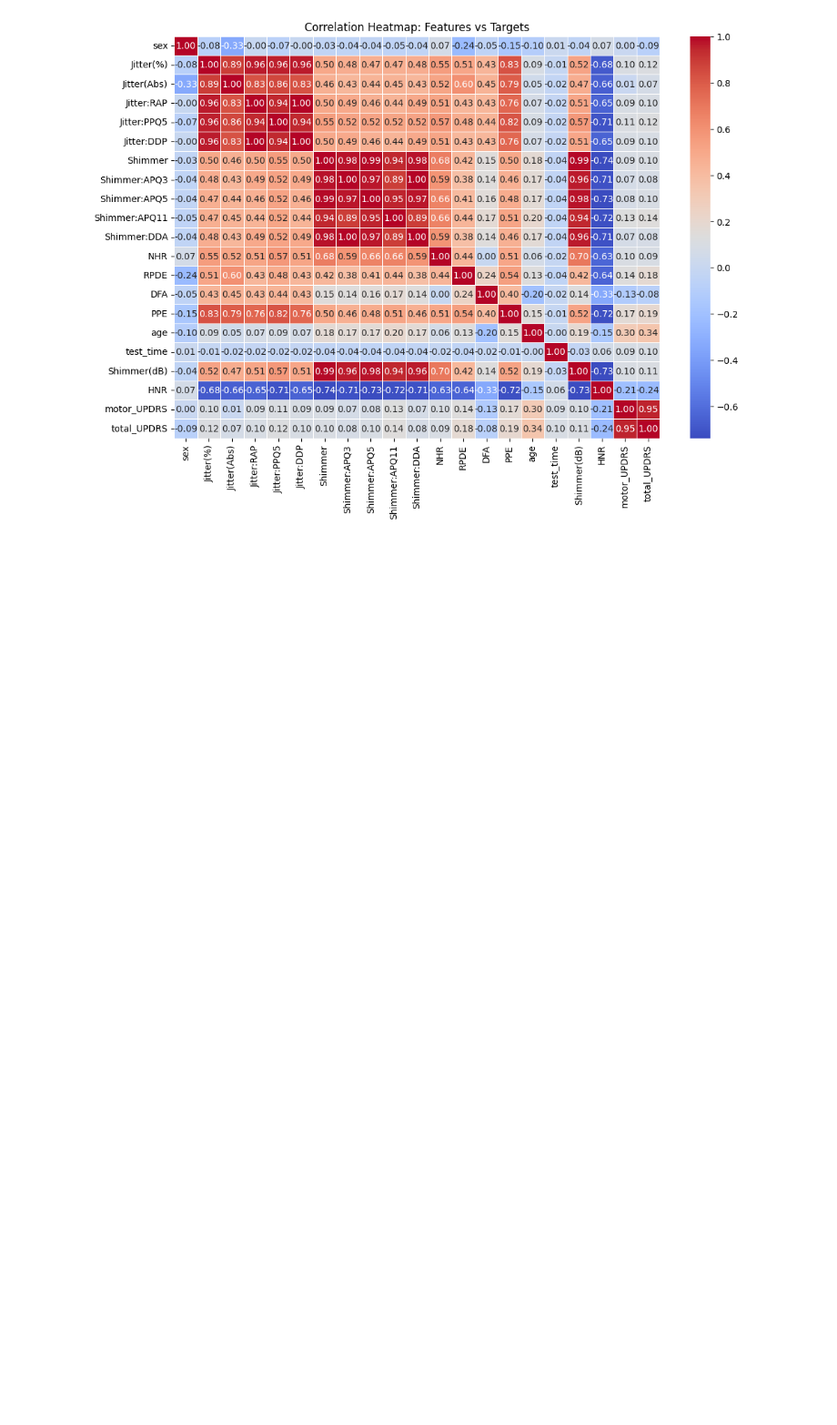
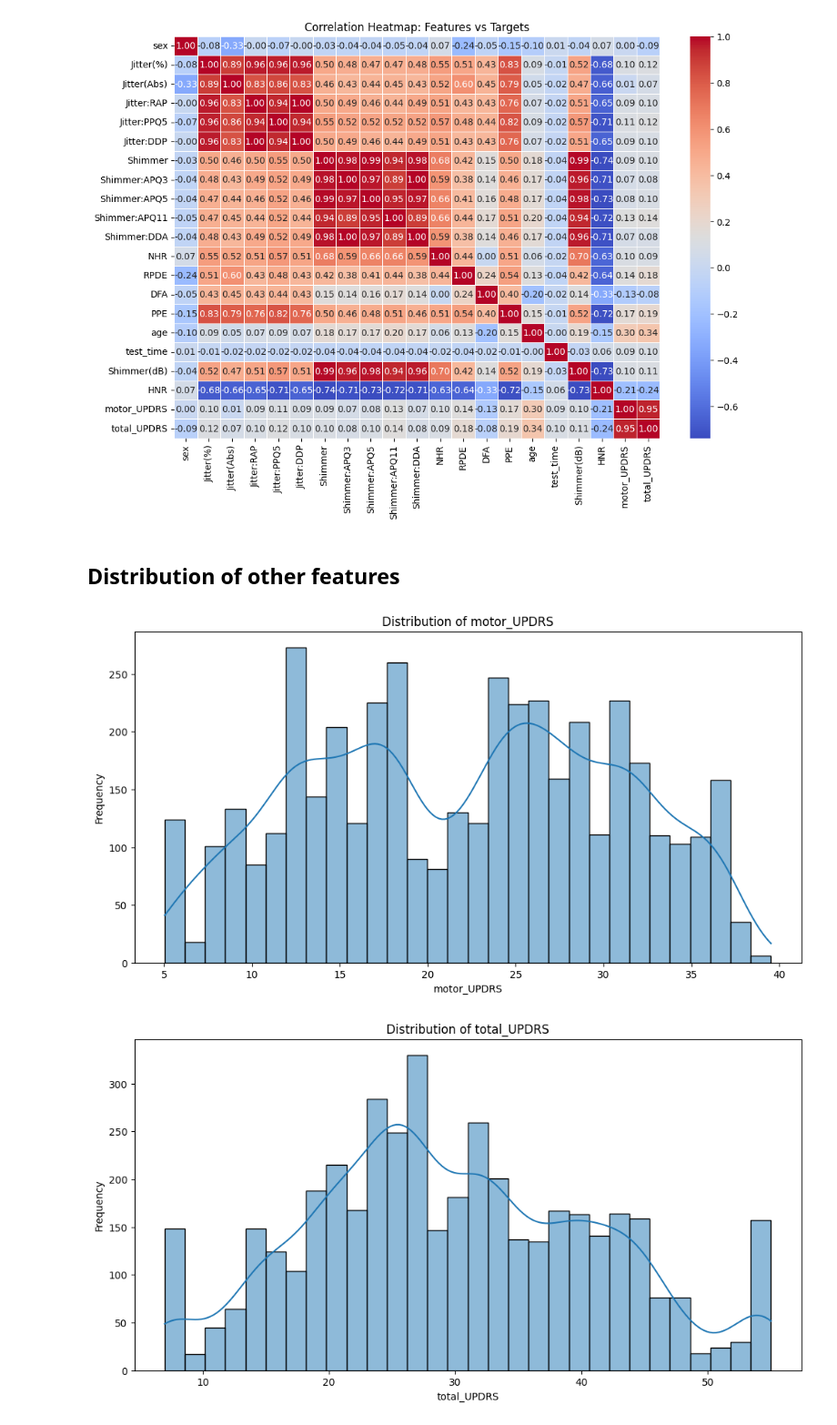
Before and after one commit to behnazrzf/Parkinson-s_Telemonitoring, a Jupyter notebook: EDA.ipynb, the cells around one changed output. Shown at 91% size. Saved outputs shown, nothing was run; the diff lists cells and outputs as text; code cells hidden in the pictures; blank space fills up the shorter version.

Commit message:
added a bit more plots

```diff
--- a/EDA.ipynb
+++ b/EDA.ipynb
@@ -188,3 +188,22 @@ plt.title('Correlation Heatmap: Features vs Targets')
 plt.show()
 # %% [output]
 [figure]
+# %% [markdown]
+## Distribution of other features
+# %%
+# Plot the distribution of the target variables
+plt.figure(figsize=(12, 6))
+sns.histplot(y_train_motor, bins=30, kde=True)
+plt.title('Distribution of motor_UPDRS')
+plt.xlabel('motor_UPDRS')
+plt.ylabel('Frequency')
+plt.show()
+plt.figure(figsize=(12, 6))
+sns.histplot(y_train_total, bins=30, kde=True)
+plt.title('Distribution of total_UPDRS')
+plt.xlabel('total_UPDRS')
+plt.ylabel('Frequency')
+plt.show()
+# %% [output]
+[figure, added]
+[figure, added]
```
Also changed, not shown: parts of 7 cells of this notebook, 1 other file.
